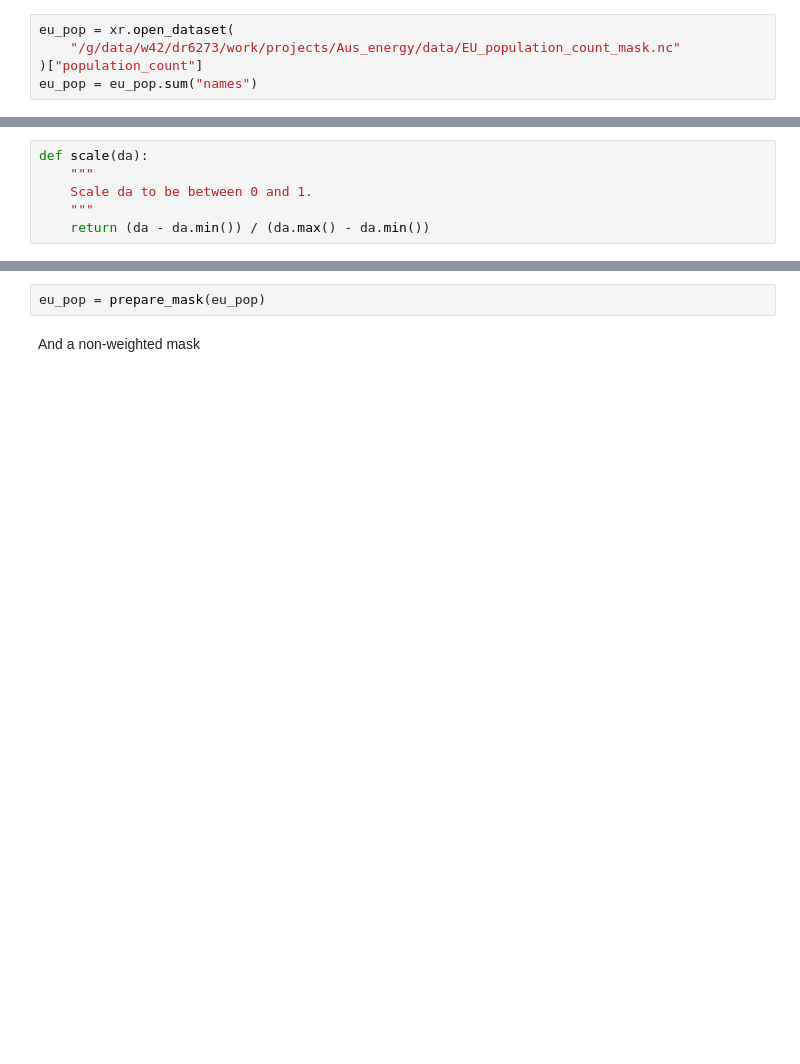
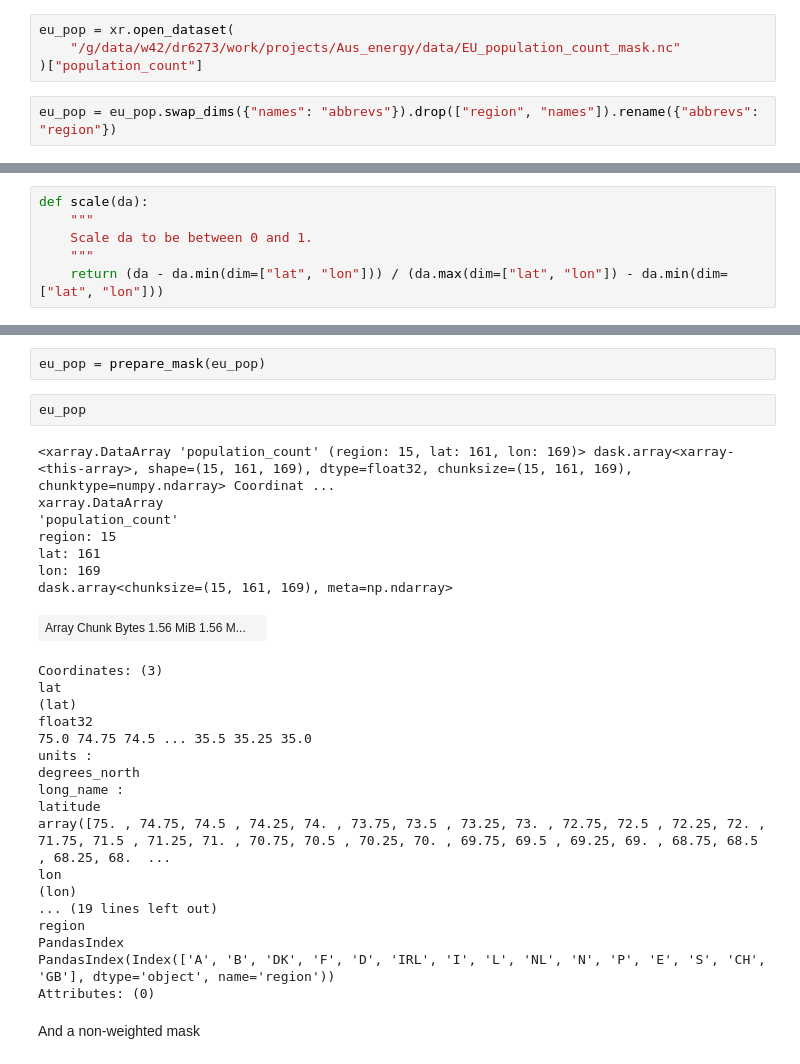
Before and after one commit to dougrichardson/demand_model, a Jupyter notebook: 08_predictors.ipynb, the cells around one changed output, grey strips where cells are left out. Saved outputs shown, nothing was run; the diff lists cells and outputs as text; blank space fills up the shorter version.

```diff
--- a/08_predictors.ipynb
+++ b/08_predictors.ipynb
@@ -80,4 +80,5 @@ nem_pop_log = xr.open_dataset(
 eu_pop = xr.open_dataset(
     "/g/data/w42/dr6273/work/projects/Aus_energy/data/EU_population_count_mask.nc"
 )["population_count"]
-eu_pop = eu_pop.sum("names")
+# %%
+eu_pop = eu_pop.swap_dims({"names": "abbrevs"}).drop(["region", "names"]).rename({"abbrevs": "region"})
@@ -88,7 +126,7 @@ def scale(da):
     """
     Scale da to be between 0 and 1.
     """
-    return (da - da.min()) / (da.max() - da.min())
+    return (da - da.min(dim=["lat", "lon"])) / (da.max(dim=["lat", "lon"]) - da.min(dim=["lat", "lon"]))
 # %%
 def prepare_mask(mask):
     """
@@ -104,6 +142,34 @@ nem_pop_discrete_1000 = prepare_mask(nem_pop_discrete_1000)
 nem_pop_log = prepare_mask(nem_pop_log)
 # %%
 eu_pop = prepare_mask(eu_pop)
+# %%
+eu_pop
+# %% [output]
+<xarray.DataArray 'population_count' (region: 15, lat: 161, lon: 169)> dask.array<xarray-<this-array>, shape=(15, 161, 169), dtype=float32, chunksize=(15, 161, 169), chunktype=numpy.ndarray> Coordinat ...
+xarray.DataArray
+'population_count'
+region: 15
+lat: 161
+lon: 169
+dask.array<chunksize=(15, 161, 169), meta=np.ndarray>
+| Array Chunk Bytes 1.56 MiB 1.56 M... |  |
+Coordinates: (3)
+lat
+(lat)
+float32
+75.0 74.75 74.5 ... 35.5 35.25 35.0
+units :
+degrees_north
+long_name :
+latitude
+array([75. , 74.75, 74.5 , 74.25, 74. , 73.75, 73.5 , 73.25, 73. , 72.75, 72.5 , 72.25, 72. , 71.75, 71.5 , 71.25, 71. , 70.75, 70.5 , 70.25, 70. , 69.75, 69.5 , 69.25, 69. , 68.75, 68.5 , 68.25, 68.  ...
+lon
+(lon)
+... (19 lines left out)
+region
+PandasIndex
+PandasIndex(Index(['A', 'B', 'DK', 'F', 'D', 'IRL', 'I', 'L', 'NL', 'N', 'P', 'E', 'S', 'CH', 'GB'], dtype='object', name='region'))
+Attributes: (0)
 # %% [markdown]
 And a non-weighted mask
 # %%
```
Also changed, not shown: parts of 11 cells of this notebook, 1 other file.
